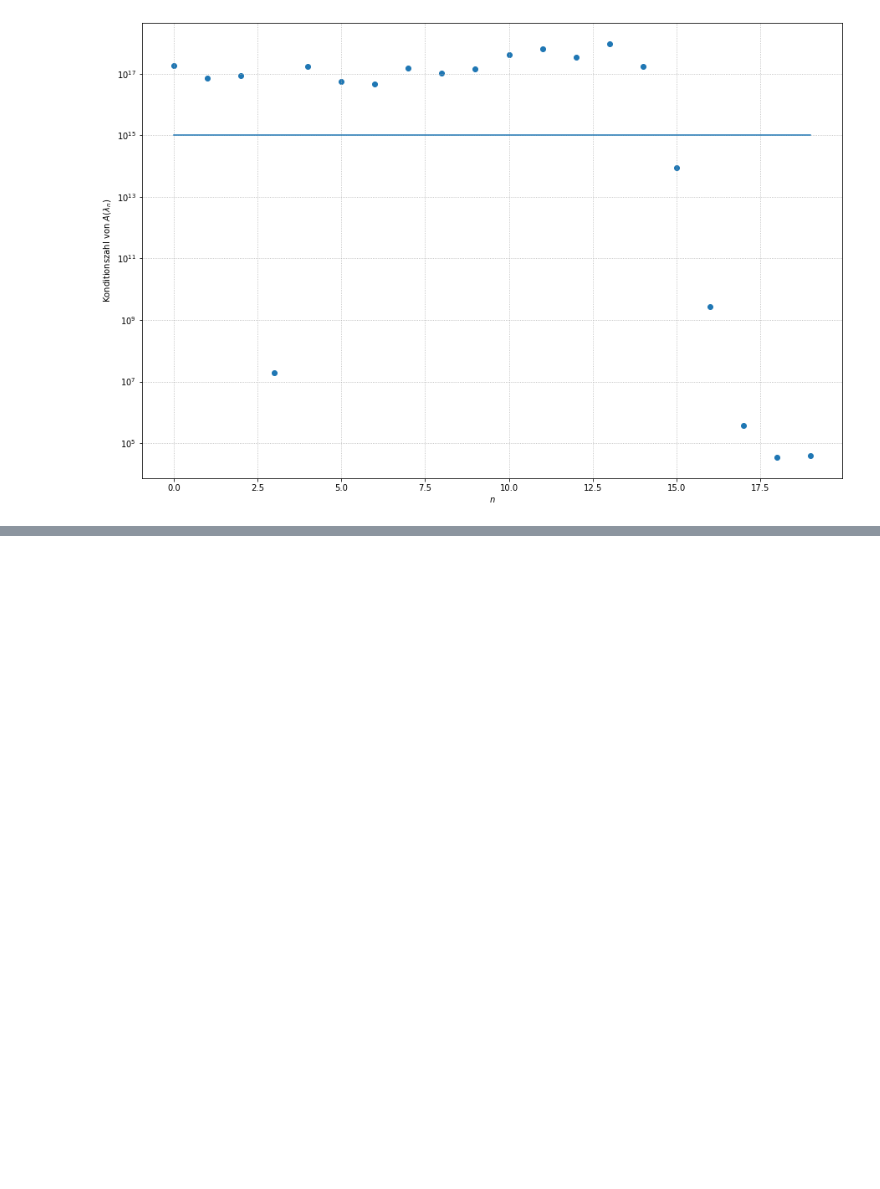
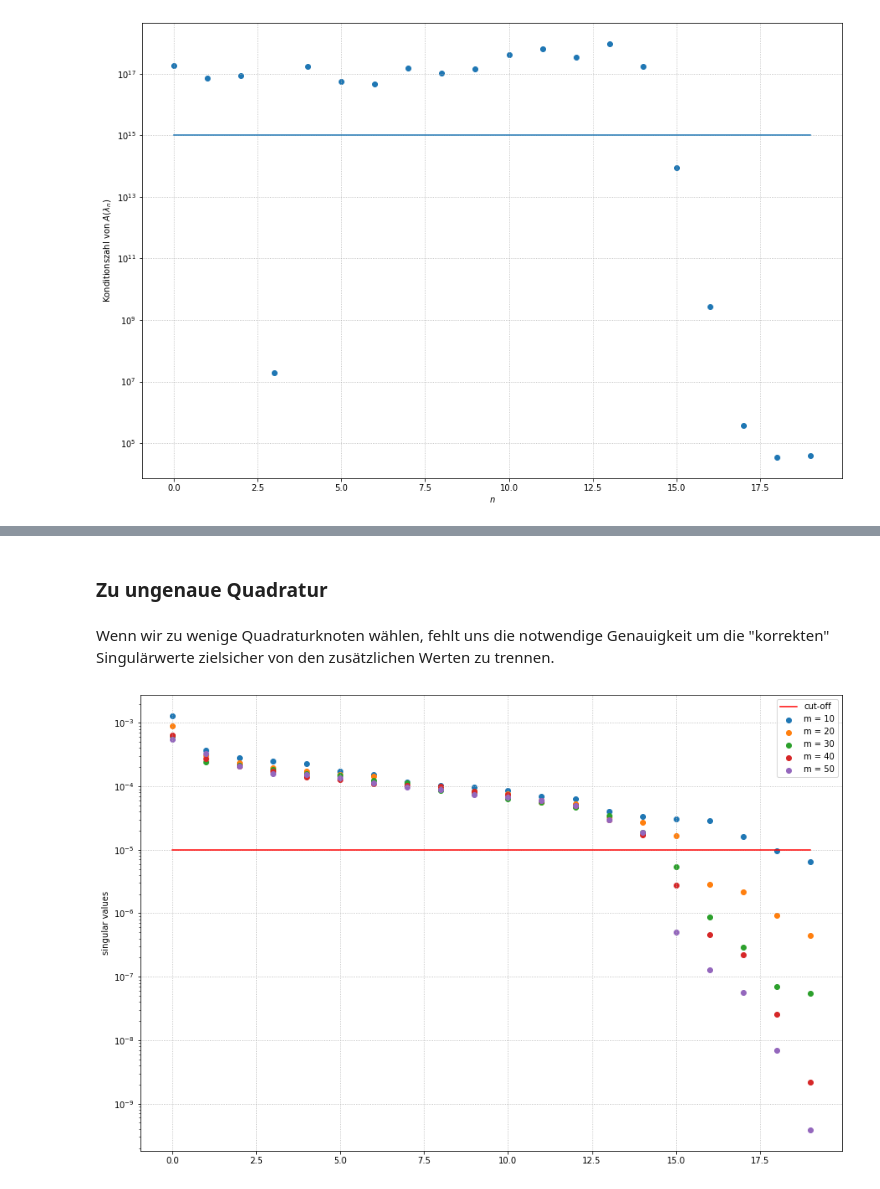
Before and after one commit to MrWhiteRichard/Fundament-Mathematik, a Jupyter notebook: WS_2020-21/SemNumLinAlg/Nichtlineare Eigenwertprobleme/Code/hadeler_problem.ipynb, the cells around one changed output, grey strips where cells are left out. Drawn from its saved outputs; the diff is of its cells as text; code cells hidden in the pictures; blank space fills up the shorter version.

```diff
--- a/WS_2020-21/SemNumLinAlg/Nichtlineare Eigenwertprobleme/Code/hadeler_problem.ipynb
+++ b/WS_2020-21/SemNumLinAlg/Nichtlineare Eigenwertprobleme/Code/hadeler_problem.ipynb
@@ -119,0 +204,26 @@ Wir bekommen also scheinbar tatsächlich $14$ "echte" Eigenwerte (über der Abtr
+# %% [markdown]
+### Zu ungenaue Quadratur
+# %% [markdown]
+Wenn wir zu wenige Quadraturknoten wählen, fehlt uns die notwendige Genauigkeit um die
+"korrekten" Singulärwerte zielsicher von den zusätzlichen Werten zu trennen.
+# %%
+ax = plt.figure(figsize = (15, 10)).gca()
+
+for m in [10,20,30,40,50]:
+    sigma_full = integral_method(T, N, j, m, R, z, tol, True)["Sigma_full"]
+    ax.scatter(range(len(sigma_full)), sigma_full, label = "m = {}".format(m))
+
+ax.plot(
+    range(len(sigma_full)),
+    [tol] * len(sigma_full), color = "r", label = "cut-off"
+)
+ax.set_yscale("log")
+
+ax.set_ylabel("singular values")
+
+ax.grid(linestyle = ':')
+
+ax.legend()
+plt.show()
+# %% [output]
+[figure, added]
```
Also changed, not shown: parts of 28 cells of this notebook, 1 other file.
